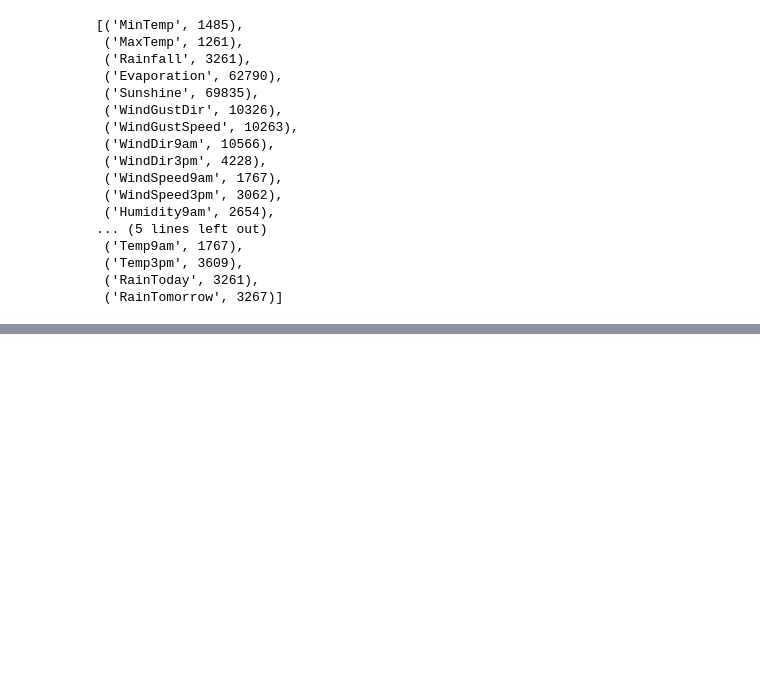
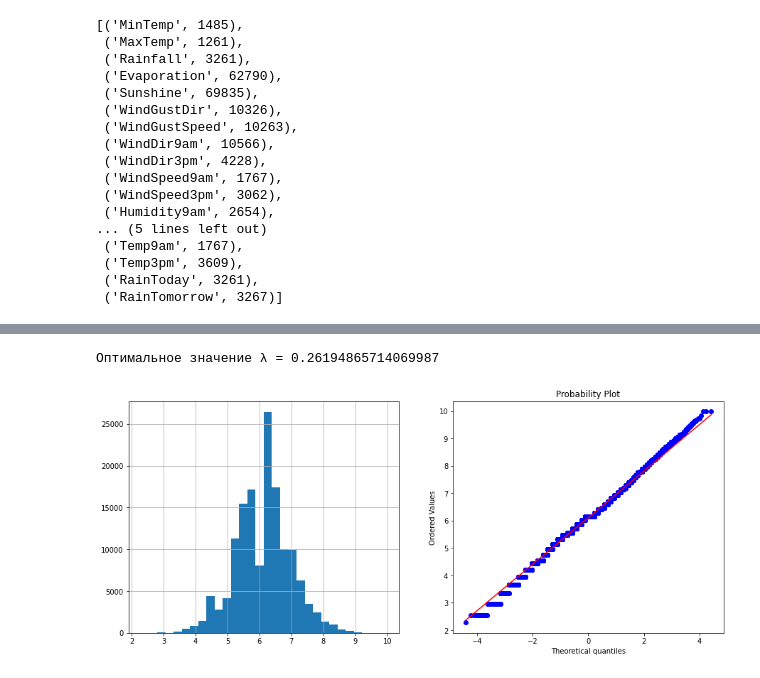
Before and after one commit to kek-sick/-MMO_2022, a Jupyter notebook: lab2/Popov_IU5-23M_lab2.ipynb, the cells around one changed output, grey strips where cells are left out. Saved outputs shown, nothing was run; the diff lists cells and outputs as text; code cells hidden in the pictures; blank space fills up the shorter version.

```diff
--- a/lab2/Popov_IU5-23M_lab2.ipynb
+++ b/lab2/Popov_IU5-23M_lab2.ipynb
@@ -80,0 +251,7 @@ raw_data_with_na
+# %%
+new_data['WindGustSpeed_boxcox'], param = stats.boxcox(new_data['WindGustSpeed'])
+print('Оптимальное значение λ = {}'.format(param))
+diagnostic_plots(new_data, 'WindGustSpeed_boxcox')
+# %% [output]
+Оптимальное значение λ = 0.26194865714069987
+[figure, added]
```
Also changed, not shown: parts of 13 cells of this notebook, 16 other files.
